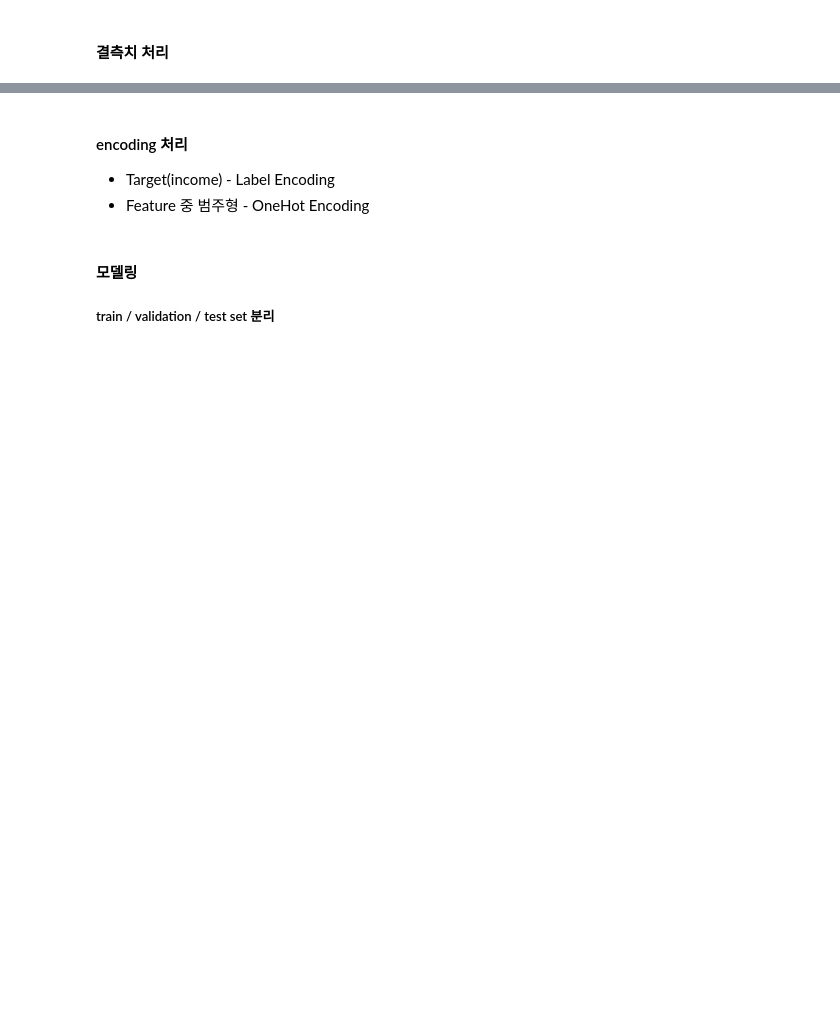
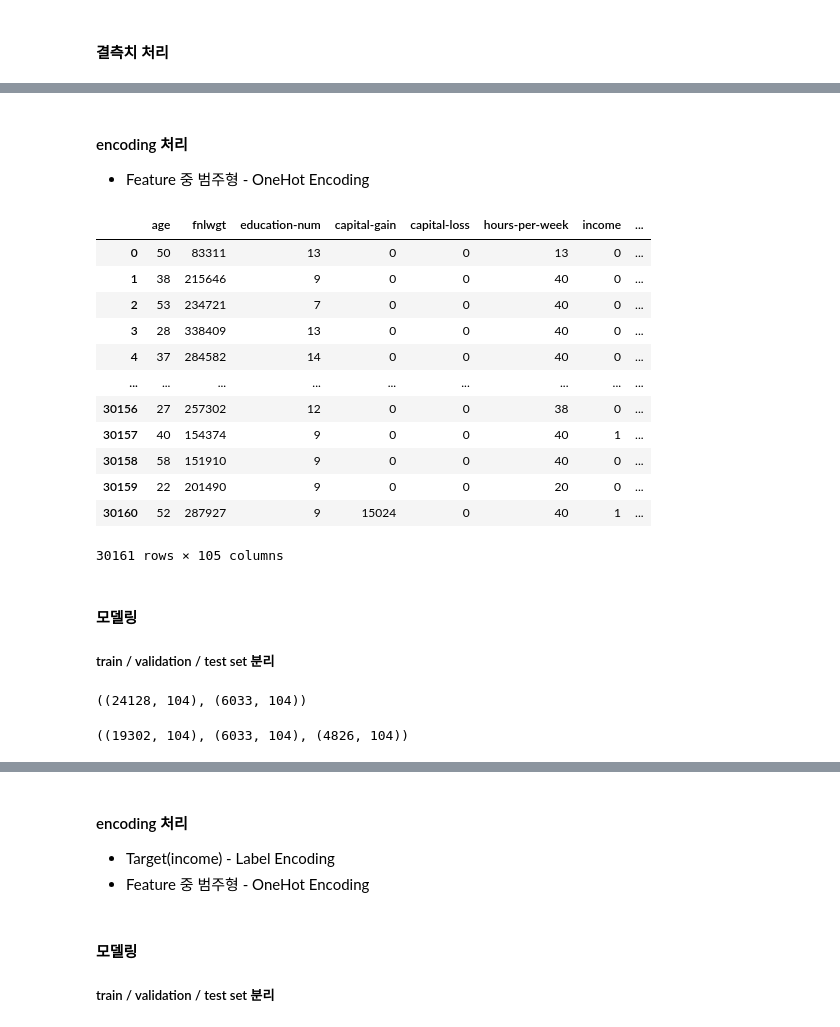
Before and after one commit to Wjaehyun/SKN21, a Jupyter notebook: 06_machine_learning/04_데이터_전처리.ipynb, the cells around one changed output, grey strips where cells are left out. Cells and saved outputs as stored; diff of their text form; code cells hidden in the pictures; blank space fills up the shorter version.

```diff
--- a/06_machine_learning/04_데이터_전처리.ipynb
+++ b/06_machine_learning/04_데이터_전처리.ipynb
@@ -767,3 +795,7 @@ native-country
 Name: count, dtype: int64
 # %% [markdown]
 #### 결측치 처리
+# %%
+# dropna으로 결측치를 제거한 경우
+# 약 2천개 삭제됨
+dr_data = data.dropna()
@@ -769,0 +812,7 @@ Name: count, dtype: int64
+# %%
+
+from sklearn.preprocessing import LabelEncoder
+# LabelEncoder의 instance 생성
+le = LabelEncoder()
+dr_data[target] = le.fit_transform(dr_data[target])
+dr_data[target].value_counts()
@@ -769,0 +829,40 @@ Name: count, dtype: int64
+# %% [markdown]
+#### encoding 처리
+- Feature 중 범주형 - OneHot Encoding
+# %%
+from sklearn.preprocessing import OneHotEncoder
+ohe = OneHotEncoder(sparse_output=False, handle_unknown='ignore')
+items = dr_data[category_columns]
+result_d_o = ohe.fit_transform(items)
+# %%
+encoded_dr_df = pd.DataFrame(
+    result_d_o,
+    columns = ohe.get_feature_names_out(category_columns),
+    index = dr_data.index
+)
+# %%
+final_dr_df = pd.concat(
+    [dr_data[number_columns + [target]].reset_index(drop=True),
+     encoded_dr_df.reset_index(drop=True)],
+    axis=1
+)
+
+final_dr_df
+# %% [output]
+|  | age | fnlwgt | education-num | capital-gain | capital-loss | hours-per-week | income | ... |
+| 0 | 50 | 83311 | 13 | 0 | 0 | 13 | 0 | ... |
+| 1 | 38 | 215646 | 9 | 0 | 0 | 40 | 0 | ... |
+| 2 | 53 | 234721 | 7 | 0 | 0 | 40 | 0 | ... |
+| 3 | 28 | 338409 | 13 | 0 | 0 | 40 | 0 | ... |
+| 4 | 37 | 284582 | 14 | 0 | 0 | 40 | 0 | ... |
+| ... | ... | ... | ... | ... | ... | ... | ... | ... |
+| 30156 | 27 | 257302 | 12 | 0 | 0 | 38 | 0 | ... |
+| 30157 | 40 | 154374 | 9 | 0 | 0 | 40 | 1 | ... |
+| 30158 | 58 | 151910 | 9 | 0 | 0 | 40 | 0 | ... |
+| 30159 | 22 | 201490 | 9 | 0 | 0 | 20 | 0 | ... |
+| 30160 | 52 | 287927 | 9 | 15024 | 0 | 40 | 1 | ... |
+30161 rows × 105 columns
+# %% [markdown]
+#### 모델링
+
+##### train / validation / test set 분리
@@ -769,0 +874,22 @@ Name: count, dtype: int64
+# %%
+# Train/test 분리
+X_train, X_test, y_train, y_test = train_test_split(
+    X, y,
+    test_size=0.2, # testset 비율 0.2
+    stratify=y,
+    random_state=0)
+
+X_train.shape, X_test.shape
+# %% [output]
+((24128, 104), (6033, 104))
+# %%
+# Train/validation 분리
+X_train, X_val, y_train, y_val = train_test_split(
+    X_train, y_train,
+    test_size=0.2,
+    stratify=y_train,
+    random_state=0)
+
+X_train.shape, X_test.shape, X_val.shape
+# %% [output]
+((19302, 104), (6033, 104), (4826, 104))
```
Also changed, not shown: parts of 18 cells of this notebook, 1 other file.
